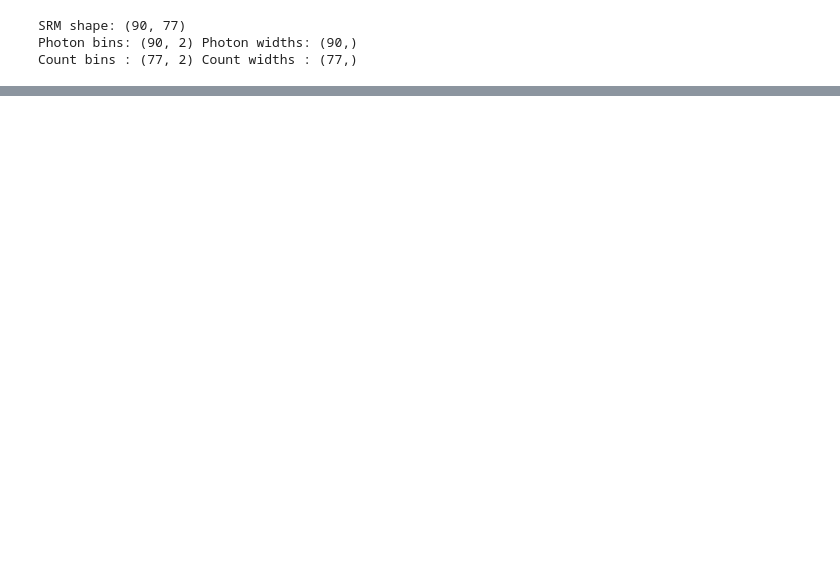
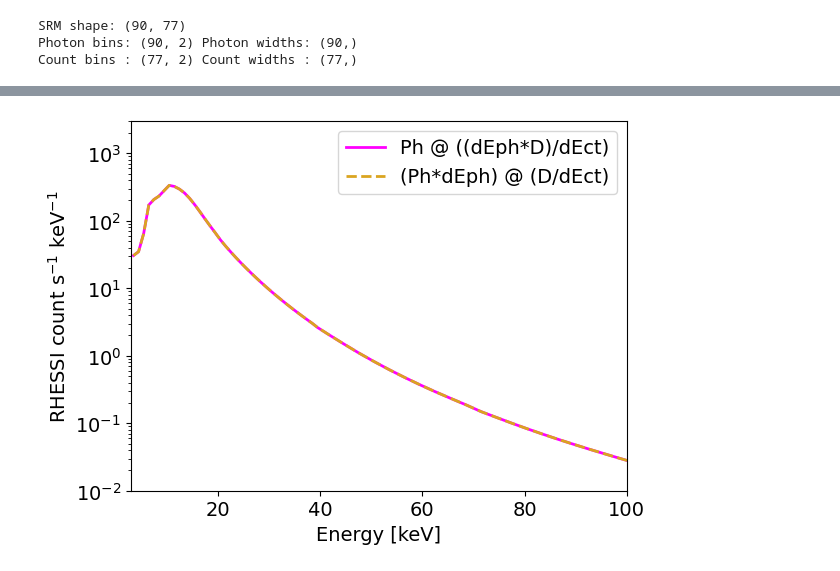
Before and after one commit to ianan/albedo_test, a Jupyter notebook: albedo_test.ipynb, the cells around one changed output, grey strips where cells are left out. Cells and saved outputs as stored; diff of their text form; code cells hidden in the pictures; blank space fills up the shorter version.

```diff
--- a/albedo_test.ipynb
+++ b/albedo_test.ipynb
@@ -281,0 +282,20 @@ plt.show()
+# %%
+# Sanity check it works eitherway when not doing anything with the albedo
+
+D_ospex = (dEph[:, None] * D) / dEct[None, :]
+fmod_ospex = phi_total  @ D_ospex
+
+D_curr = D / dEct[None, :]
+fmod_curr = (phi_total * dEph) @ D_curr
+
+plt.plot(engs, fmod_ospex, label='Ph @ ((dEph*D)/dEct)', color='fuchsia', linewidth=2)
+plt.plot(engs, fmod_curr, label='(Ph*dEph) @ (D/dEct)', color='goldenrod', linewidth=2,linestyle='dashed')
+plt.ylabel(r'RHESSI count s$\mathit{^{-1}}$ keV$\mathit{^{-1}}$')
+plt.xlabel('Energy [keV]')
+plt.yscale('log')
+plt.xlim([3,100])
+plt.ylim([1e-2,3e3])
+plt.legend()
+plt.show()
+# %% [output]
+[figure, added]
```
Also changed, not shown: parts of 2 cells of this notebook, 1 other file.
